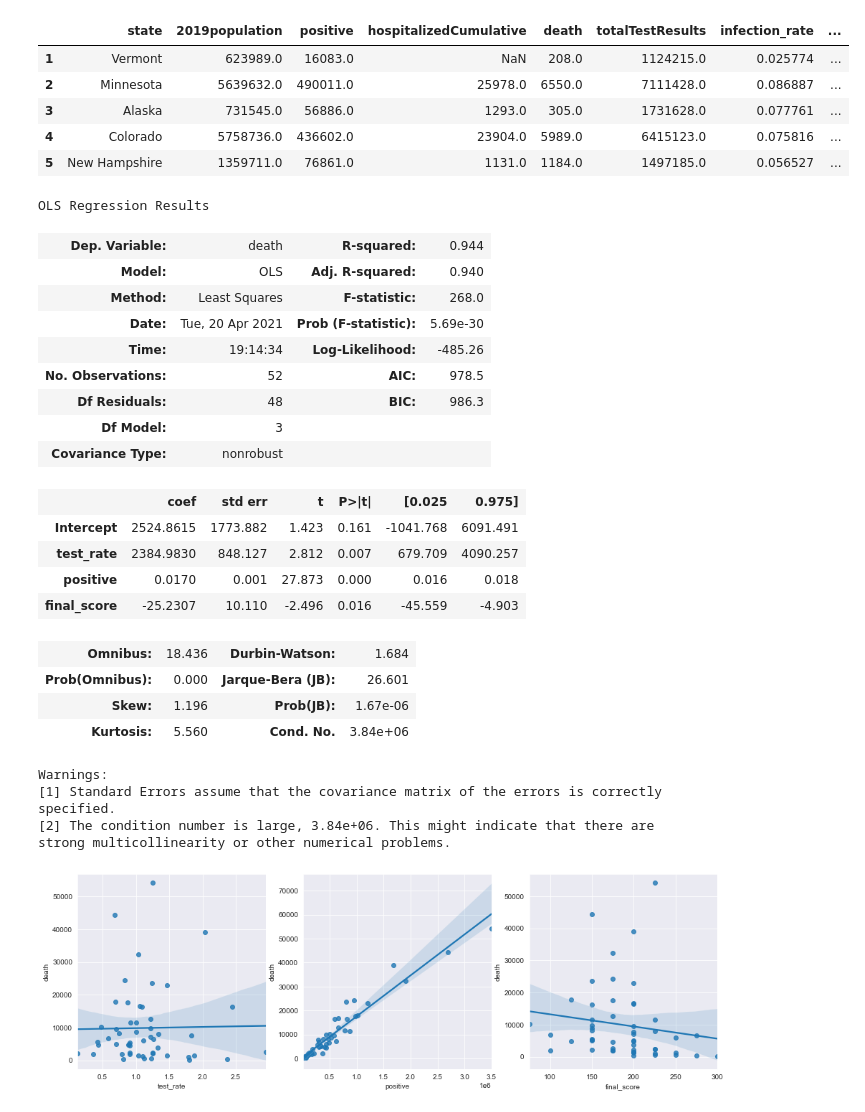
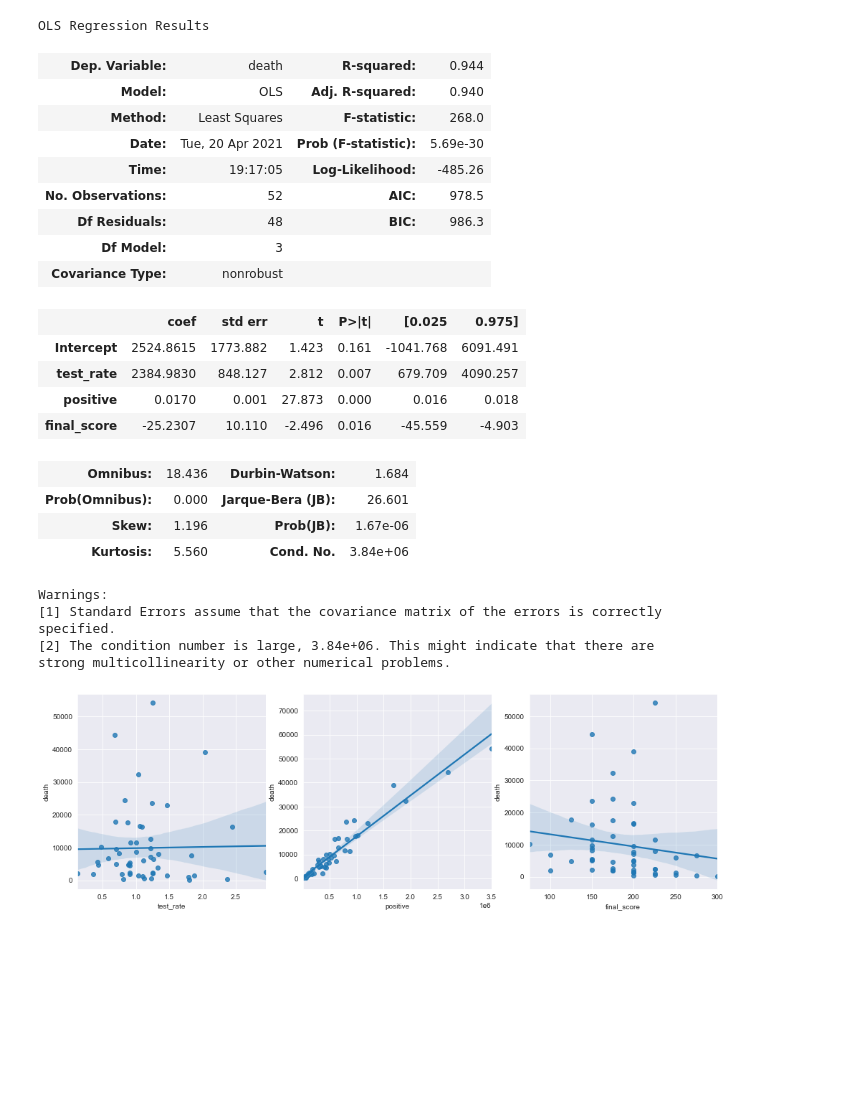
Before and after one commit to yiyangch1/SI330-Project, a Jupyter notebook: analysis&visualization.ipynb, the cells around one changed output. Saved outputs shown, nothing was run; the diff lists cells and outputs as text; code cells hidden in the pictures; blank space fills up the shorter version.

```diff
--- a/analysis&visualization.ipynb
+++ b/analysis&visualization.ipynb
@@ -12,41 +18,32 @@ pd.plotting.register_matplotlib_converters()
 # %%
 df = pd.read_csv('output.csv', index_col=0)
-df.head()
+model = smf.ols('death ~ test_rate + positive + final_score', data = df)
+res = model.fit()
+res.summary()
 # %% [output]
+OLS Regression Results
-|  | state | 2019population | positive | hospitalizedCumulative | death | totalTestResults | infection_rate | ... |
-| 1 | Vermont | 623989.0 | 16083.0 | NaN | 208.0 | 1124215.0 | 0.025774 | ... |
-| 2 | Minnesota | 5639632.0 | 490011.0 | 25978.0 | 6550.0 | 7111428.0 | 0.086887 | ... |
-| 3 | Alaska | 731545.0 | 56886.0 | 1293.0 | 305.0 | 1731628.0 | 0.077761 | ... |
-| 4 | Colorado | 5758736.0 | 436602.0 | 23904.0 | 5989.0 | 6415123.0 | 0.075816 | ... |
-| 5 | New Hampshire | 1359711.0 | 76861.0 | 1131.0 | 1184.0 | 1497185.0 | 0.056527 | ... |
+| Dep. Variable: | death | R-squared: | 0.944 |
+| Model: | OLS | Adj. R-squared: | 0.940 |
+| Method: | Least Squares | F-statistic: | 268.0 |
+| Date: | Tue, 20 Apr 2021 | Prob (F-statistic): | 5.69e-30 |
+| Time: | 19:17:05 | Log-Likelihood: | -485.26 |
+| No. Observations: | 52 | AIC: | 978.5 |
+| Df Residuals: | 48 | BIC: | 986.3 |
+| Df Model: | 3 |  |  |
+| Covariance Type: | nonrobust |  |  |
+|  | coef | std err | t | P>|t| | [0.025 | 0.975] |
+| Intercept | 2524.8615 | 1773.882 | 1.423 | 0.161 | -1041.768 | 6091.491 |
+| test_rate | 2384.9830 | 848.127 | 2.812 | 0.007 | 679.709 | 4090.257 |
+| positive | 0.0170 | 0.001 | 27.873 | 0.000 | 0.016 | 0.018 |
+| final_score | -25.2307 | 10.110 | -2.496 | 0.016 | -45.559 | -4.903 |
+| Omnibus: | 18.436 | Durbin-Watson: | 1.684 |
+| Prob(Omnibus): | 0.000 | Jarque-Bera (JB): | 26.601 |
+| Skew: | 1.196 | Prob(JB): | 1.67e-06 |
+| Kurtosis: | 5.560 | Cond. No. | 3.84e+06 |
+Warnings:
+[1] Standard Errors assume that the covariance matrix of the errors is correctly specified.
+[2] The condition number is large, 3.84e+06. This might indicate that there are
+strong multicollinearity or other numerical problems.
-# %%
-model = smf.ols('death ~ test_rate + positive + final_score', data = df)
-res = model.fit()
-res.summary()
-# %% [output]
-OLS Regression Results
-| Dep. Variable: | death | R-squared: | 0.944 |
-| Model: | OLS | Adj. R-squared: | 0.940 |
-| Method: | Least Squares | F-statistic: | 268.0 |
-| Date: | Tue, 20 Apr 2021 | Prob (F-statistic): | 5.69e-30 |
-| Time: | 19:14:34 | Log-Likelihood: | -485.26 |
-| No. Observations: | 52 | AIC: | 978.5 |
-| Df Residuals: | 48 | BIC: | 986.3 |
-| Df Model: | 3 |  |  |
-| Covariance Type: | nonrobust |  |  |
-|  | coef | std err | t | P>|t| | [0.025 | 0.975] |
-| Intercept | 2524.8615 | 1773.882 | 1.423 | 0.161 | -1041.768 | 6091.491 |
-| test_rate | 2384.9830 | 848.127 | 2.812 | 0.007 | 679.709 | 4090.257 |
-| positive | 0.0170 | 0.001 | 27.873 | 0.000 | 0.016 | 0.018 |
-| final_score | -25.2307 | 10.110 | -2.496 | 0.016 | -45.559 | -4.903 |
-| Omnibus: | 18.436 | Durbin-Watson: | 1.684 |
-| Prob(Omnibus): | 0.000 | Jarque-Bera (JB): | 26.601 |
-| Skew: | 1.196 | Prob(JB): | 1.67e-06 |
-| Kurtosis: | 5.560 | Cond. No. | 3.84e+06 |
-Warnings:
-[1] Standard Errors assume that the covariance matrix of the errors is correctly specified.
-[2] The condition number is large, 3.84e+06. This might indicate that there are
-strong multicollinearity or other numerical problems.
 # %%
 plt.figure(figsize=(16,5))
 
```
Also changed, not shown: parts of 4 cells of this notebook.
